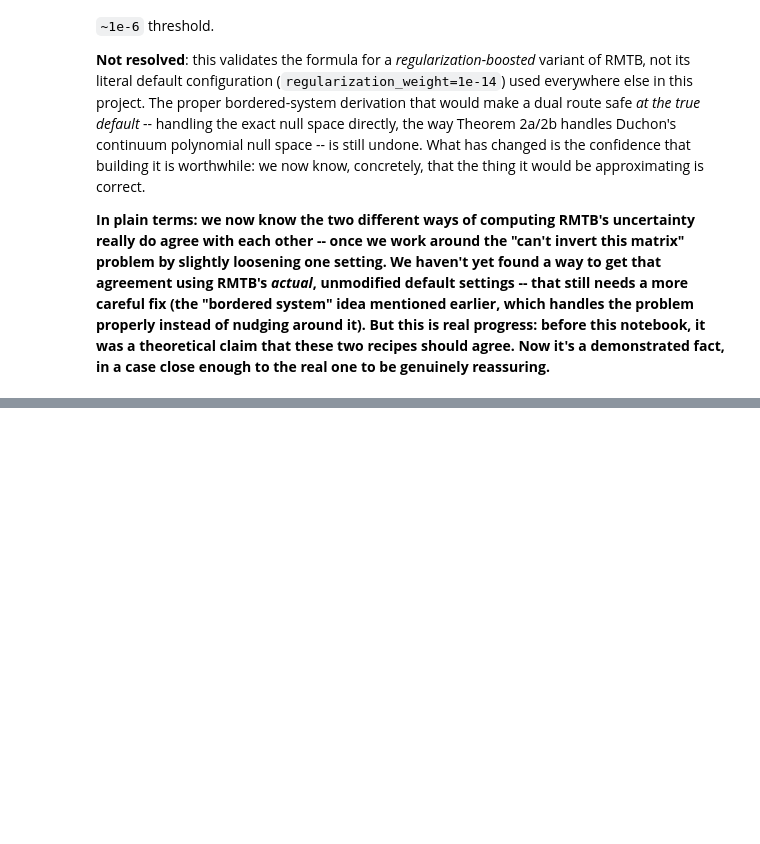
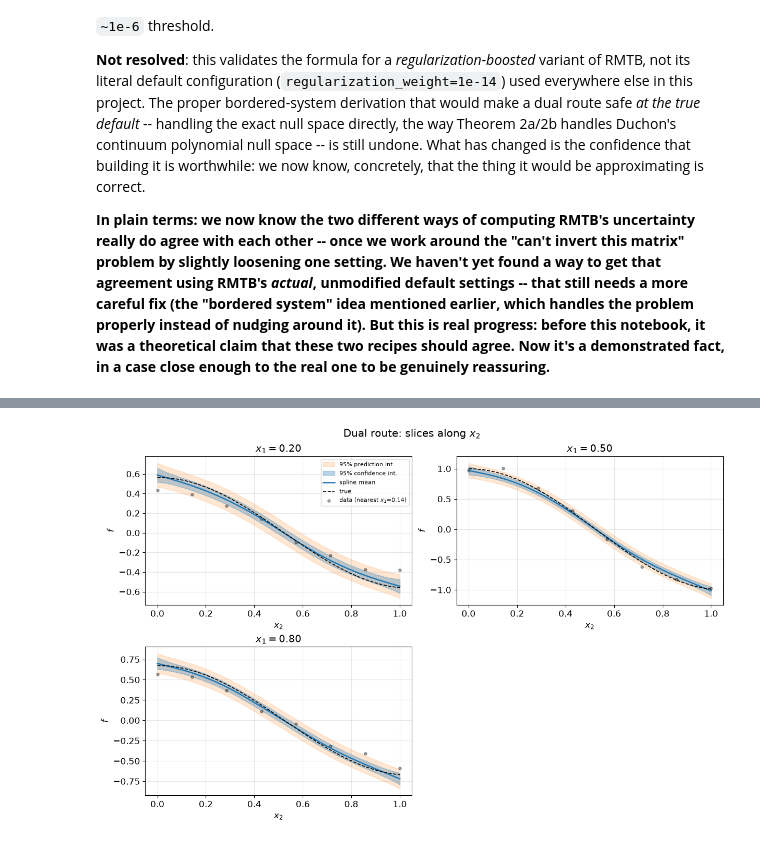
Before and after one commit to nomad-vagabond/krig-splines, a Jupyter notebook: notebooks/iter_01/07_phaseD_rmtb_variance.ipynb, the cells around one changed output, grey strips where cells are left out. Cells and saved outputs as stored; diff of their text form; code cells hidden in the pictures; blank space fills up the shorter version.

```diff
--- a/notebooks/iter_01/07_phaseD_rmtb_variance.ipynb
+++ b/notebooks/iter_01/07_phaseD_rmtb_variance.ipynb
@@ -1379,0 +1471,6 @@ to be genuinely reassuring.**
+# %%
+fig = plot_1d_slices(dual_uq, g, g, Z_noisy, axis=1, slice_values=[0.2, 0.5, 0.8],
+                      f_true=f_true_2arg, title="Dual route: slices along $x_2$")
+plt.show()
+# %% [output]
+[figure, added]
```
Also changed, not shown: parts of 9 cells of this notebook.
